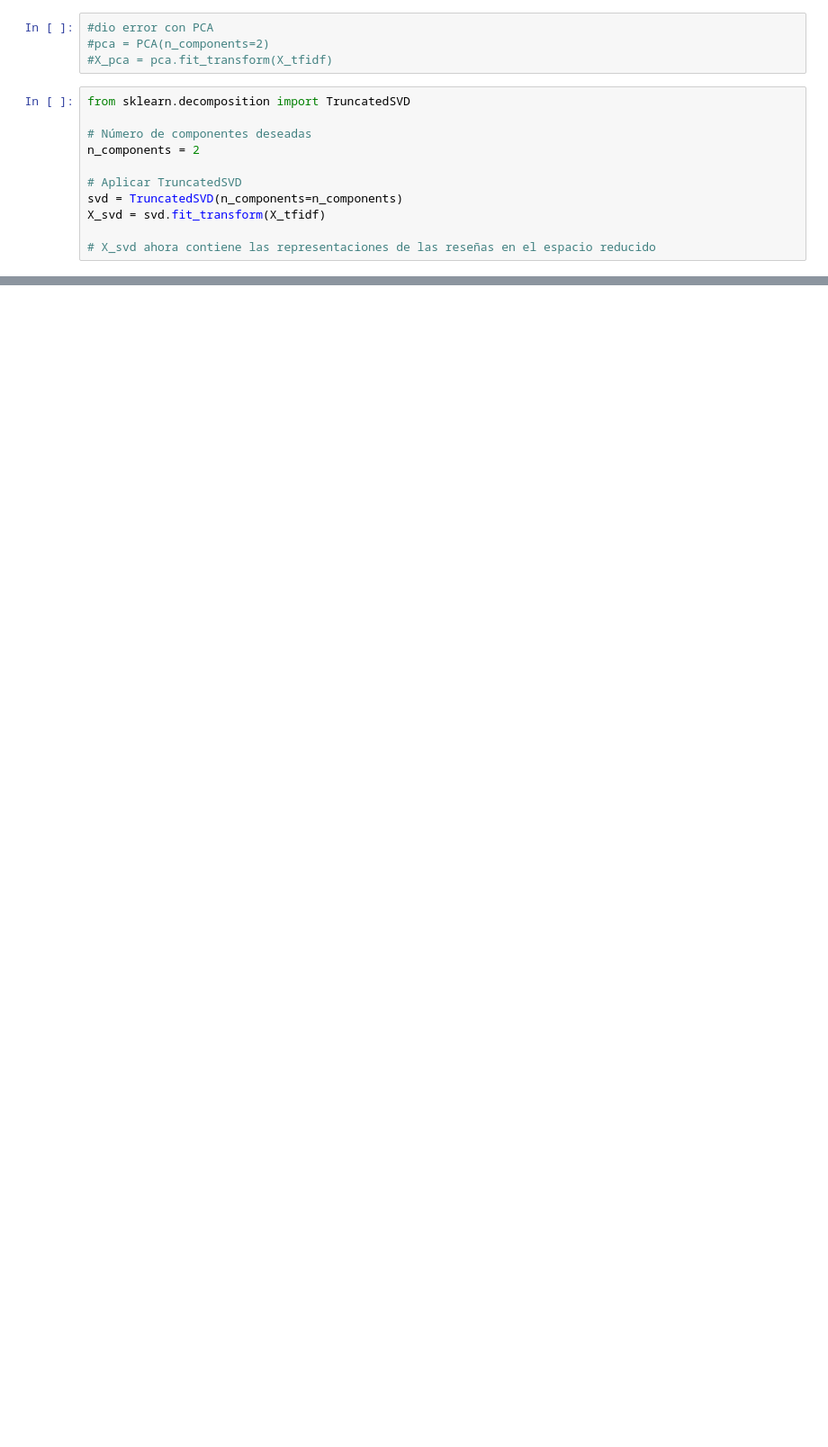
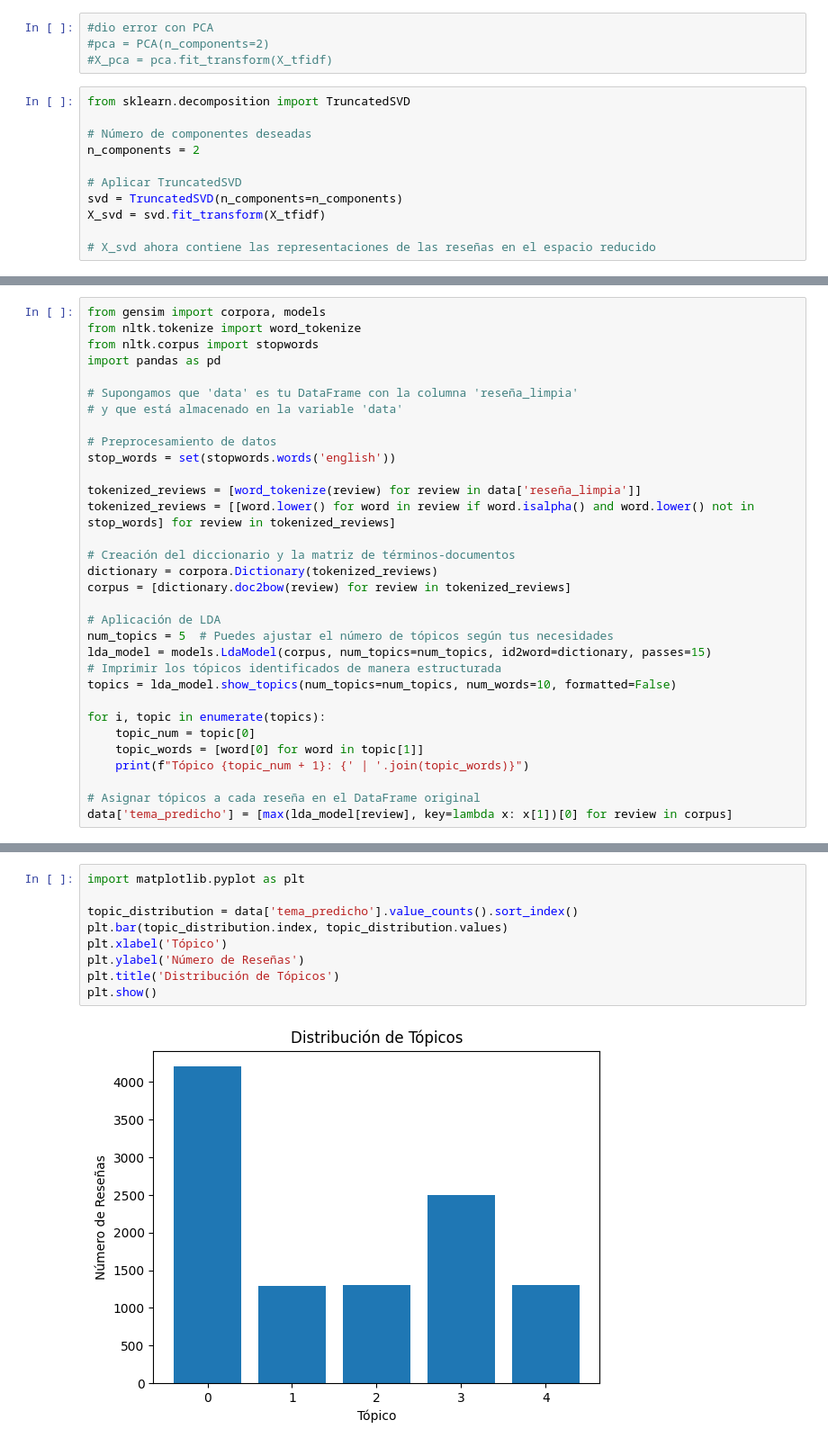
Before and after one commit to JohannaRangel/FinalProject_YelpGoogleMaps, a Jupyter notebook: notebooks/topics.ipynb, the cells around one changed output, grey strips where cells are left out. Shown at 90% size. Saved outputs shown, nothing was run; the diff lists cells and outputs as text; blank space fills up the shorter version.

```diff
--- a/notebooks/topics.ipynb
+++ b/notebooks/topics.ipynb
@@ -187,0 +219,32 @@ ModuleNotFoundError: No module named 'shap'
+# %%
+from gensim import corpora, models
+from nltk.tokenize import word_tokenize
+from nltk.corpus import stopwords
+import pandas as pd
+
+# Supongamos que 'data' es tu DataFrame con la columna 'reseña_limpia'
+# y que está almacenado en la variable 'data'
+
+# Preprocesamiento de datos
+stop_words = set(stopwords.words('english'))
+
+tokenized_reviews = [word_tokenize(review) for review in data['reseña_limpia']]
+tokenized_reviews = [[word.lower() for word in review if word.isalpha() and word.lower() not in stop_words] for review in tokenized_reviews]
+
+# Creación del diccionario y la matriz de términos-documentos
+dictionary = corpora.Dictionary(tokenized_reviews)
+corpus = [dictionary.doc2bow(review) for review in tokenized_reviews]
+
+# Aplicación de LDA
+num_topics = 5  # Puedes ajustar el número de tópicos según tus necesidades
+lda_model = models.LdaModel(corpus, num_topics=num_topics, id2word=dictionary, passes=15)
+# Imprimir los tópicos identificados de manera estructurada
+topics = lda_model.show_topics(num_topics=num_topics, num_words=10, formatted=False)
+
+for i, topic in enumerate(topics):
+    topic_num = topic[0]
+    topic_words = [word[0] for word in topic[1]]
+    print(f"Tópico {topic_num + 1}: {' | '.join(topic_words)}")
+
+# Asignar tópicos a cada reseña en el DataFrame original
+data['tema_predicho'] = [max(lda_model[review], key=lambda x: x[1])[0] for review in corpus]
@@ -187,0 +263,11 @@ ModuleNotFoundError: No module named 'shap'
+# %%
+import matplotlib.pyplot as plt
+
+topic_distribution = data['tema_predicho'].value_counts().sort_index()
+plt.bar(topic_distribution.index, topic_distribution.values)
+plt.xlabel('Tópico')
+plt.ylabel('Número de Reseñas')
+plt.title('Distribución de Tópicos')
+plt.show()
+# %% [output]
+[figure, added]
```
Also changed, not shown: parts of 11 cells of this notebook.
